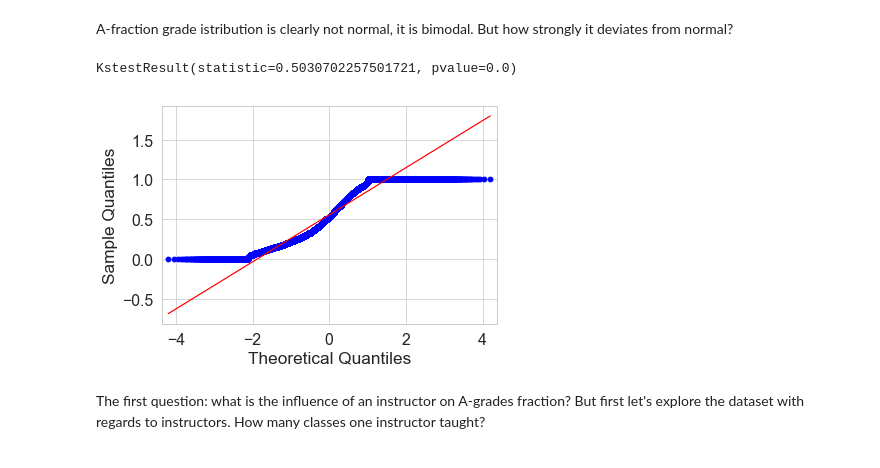
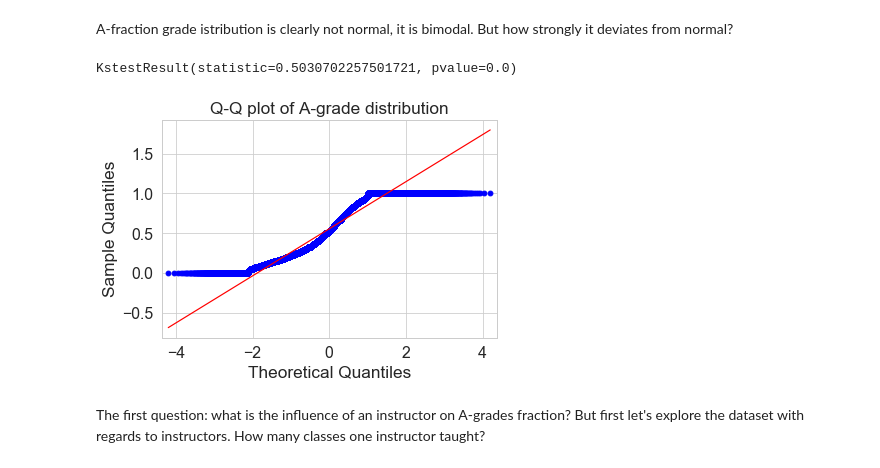
Before and after one commit to evgeniya1/Project_Mod3, a Jupyter notebook: analysis_Evgeniya.ipynb, the cells around one changed output. Cells and saved outputs as stored; diff of their text form; code cells hidden in the pictures.

```diff
--- a/analysis_Evgeniya.ipynb
+++ b/analysis_Evgeniya.ipynb
@@ -210,10 +212,13 @@ A-fraction grade istribution is clearly not normal, it is bimodal. But how stron
 # %%
 #do the test for normality: Q-Q plot
 fig = sm.qqplot(df.a_frac,line='r')
+plt.title('Q-Q plot of A-grade distribution')
+plt.savefig('figs/qqplot.png')
+
 stats.kstest(df.a_frac, 'norm')
 # %% [output]
 KstestResult(statistic=0.5030702257501721, pvalue=0.0)
-[figure, old version]
+[figure, new version]
 # %% [markdown]
 The first question: what is the influence of an instructor on A-grades fraction?
 But first let's explore the dataset with regards to instructors.
```
Also changed, not shown: parts of 12 cells of this notebook, 10 other files.
